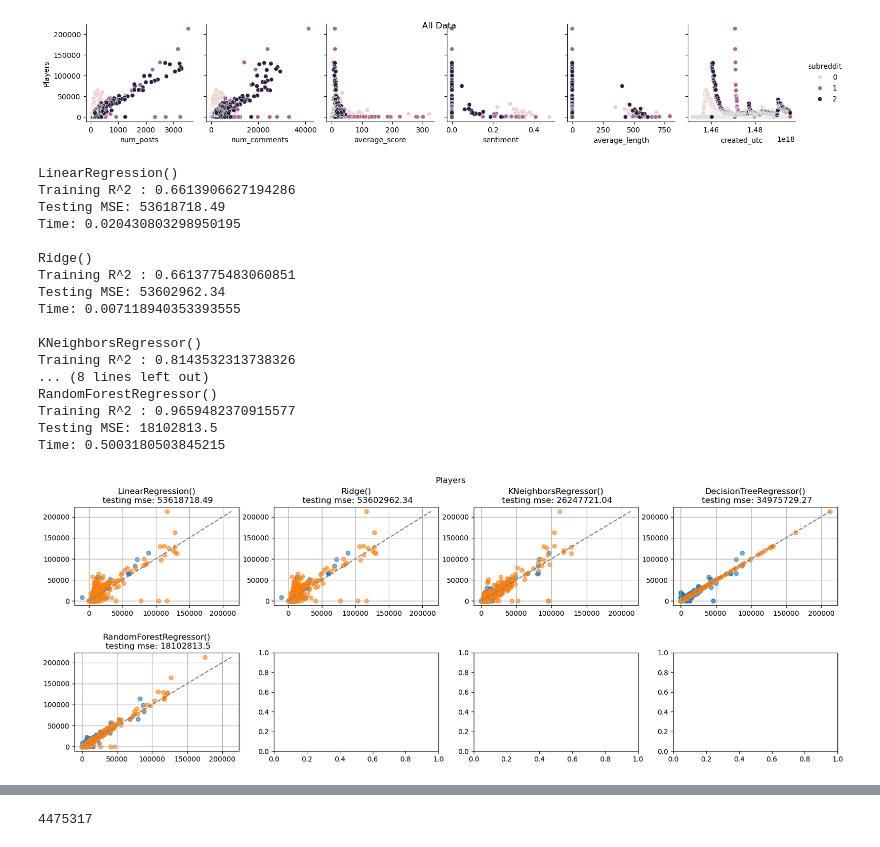
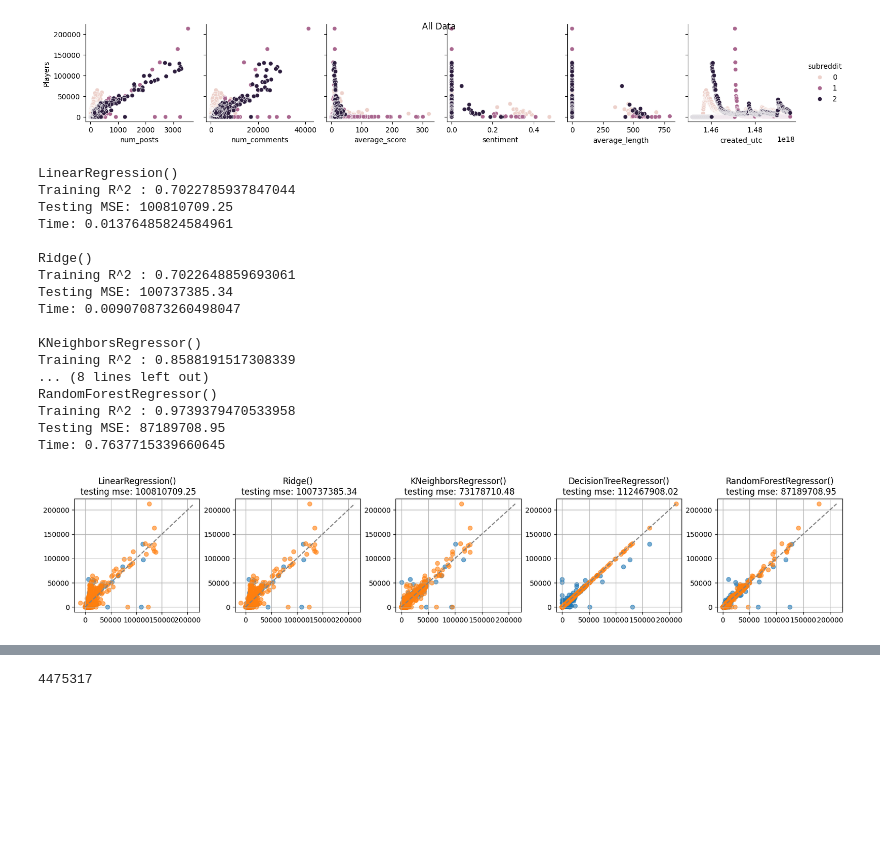
Before and after one commit to JACProjec/ORIE5741PJ, a Jupyter notebook: ORIE5741_Final_Project.ipynb, the cells around one changed output, grey strips where cells are left out. Saved outputs shown, nothing was run; the diff lists cells and outputs as text; code cells hidden in the pictures; blank space fills up the shorter version.

```diff
--- a/ORIE5741_Final_Project.ipynb
+++ b/ORIE5741_Final_Project.ipynb
@@ -52,7 +79,7 @@ stardew_updates = pd.read_csv("Stardew Updates.csv")
 stardew_updates["Date"] = pd.to_datetime(stardew_updates["Date"])
 
 plt.figure(figsize=(12, 4))
-games = [darksouls3_y, no_mans_sky_y, stardewvalley_y]
+games = [darksouls3_y, nomanssky_y, stardewvalley_y]
 colors = ["violet", "skyblue", "#bd4404"]
 for i in range(3):
     game = games[i]
@@ -173,5 +187,5 @@ darksouls3_sentiment
 # %%
-sentiments_list = [stardewvalley_sentiment, no_mans_sky_sentiment, darksouls3_sentiment]
+sentiments_list = [stardewvalley_p_sentiment, nomanssky_p_sentiment, darksouls3_p_sentiment]
 
 plt.figure(figsize=(12,4))
 for i in range(3):
@@ -313,8 +304,7 @@ from sklearn.neighbors import KNeighborsClassifier
 
 import time
 # %%
-default_models = [LinearRegression(), Ridge(), KNeighborsClassifier(), KNeighborsRegressor(),
-                  tree.DecisionTreeClassifier(), RandomForestClassifier(), tree.DecisionTreeRegressor(),
+default_models = [LinearRegression(), Ridge(), KNeighborsRegressor(), tree.DecisionTreeRegressor(),
                   RandomForestRegressor()]
 
 """
@@ -334,8 +324,8 @@ def try_models(model_data, xcols, ycol, models=default_models):
     results = []
     mses = []
 
-    fig, axs = plt.subplots(2, 4, figsize=(16,6))
-    fig.suptitle(ycol)
+    fig, axs = plt.subplots(1, 5, figsize=(16,3))
+    # fig.suptitle(ycol)
     fig.tight_layout(h_pad=5, w_pad=2)
     fig.subplots_adjust(top=0.88)
 
@@ -359,17 +349,17 @@ def try_models(model_data, xcols, ycol, models=default_models):
 
         # print("Test Accuracy: ", accuracy_score(Y_test, pred_test))
         # print("Training Accuracy: ", accuracy_score(Y_train, pred_train))
-        r = i//4
-        c = i % 4
+        r = 0
+        c = i
         t2 = time.time()
         print("Time:", t2-t1)
         # axs[r, c].hist(Y_test, alpha=0.6)
         # axs[r, c].hist(pred_test, alpha=0.6)
-        axs[r,c].grid()
-        axs[r,c].scatter(pred_test, Y_test, alpha=0.6)
-        axs[r,c].scatter(pred_train, Y_train, alpha=0.6)
-        axs[r,c].plot([Y_train.min(), Y_train.max()], [Y_train.min(), Y_train.max()], linestyle="--", color="grey")
-        axs[r, c].set_title(str(model) + "\n testing mse: " + str(mse))
+        axs[c].grid()
+        axs[c].scatter(pred_test, Y_test, alpha=0.6)
+        axs[c].scatter(pred_train, Y_train, alpha=0.6)
+        axs[c].plot([Y_train.min(), Y_train.max()], [Y_train.min(), Y_train.max()], linestyle="--", color="grey")
+        axs[c].set_title(str(model) + "\n testing mse: " + str(mse))
         mses.append(mse)
         print()
     plt.savefig('try_models.png')
@@ -394,11 +384,11 @@ stardewvalley_data
 # %%
-stardewvalley_data_cat = stardewvalley_data
+stardewvalley_data_cat = stardewvalley_p_data
 stardewvalley_data_cat["subreddit"] = 0
-no_mans_sky_data_cat = no_mans_sky_data
-no_mans_sky_data_cat["subreddit"] = 1
-darksouls3_data_cat = darksouls3_data
+nomanssky_data_cat = nomanssky_p_data
+nomanssky_data_cat["subreddit"] = 1
+darksouls3_data_cat = darksouls3_p_data
 darksouls3_data_cat["subreddit"] = 2
-all_data = pd.concat([stardewvalley_data_cat, no_mans_sky_data_cat, darksouls3_data_cat ])
-all_data["created_utc"] = all_data["created_utc"].astype('int64')
+all_p_data = pd.concat([stardewvalley_data_cat, nomanssky_data_cat, darksouls3_data_cat ])
+all_p_data["created_utc"] = all_p_data["created_utc"].astype('int64')
 # %%
 plt.figure(figsize=(6,6))
@@ -423,24 +411,28 @@ plt.show()
 # %%
 default_models = [LinearRegression(), Ridge(), KNeighborsRegressor(), tree.DecisionTreeRegressor(),
                   RandomForestRegressor()]
-models, mses = try_models(all_data, xcols, ycol, default_models)
+feature_importances = []
+
+models, mses = try_models(all_p_data, xcols, ycol, default_models)
+
+feature_importances.append(models[-1].feature_importances_)
 # %% [output]
 LinearRegression()
-Training R^2 : 0.6613906627194286
-Testing MSE: 53618718.49
-Time: 0.020430803298950195
+Training R^2 : 0.7022785937847044
+Testing MSE: 100810709.25
+Time: 0.01376485824584961
 
 Ridge()
-Training R^2 : 0.6613775483060851
-Testing MSE: 53602962.34
-Time: 0.007118940353393555
+Training R^2 : 0.7022648859693061
+Testing MSE: 100737385.34
+Time: 0.009070873260498047
 
 KNeighborsRegressor()
-Training R^2 : 0.8143532313738326
+Training R^2 : 0.8588191517308339
 ... (8 lines left out)
 RandomForestRegressor()
-Training R^2 : 0.9659482370915577
-Testing MSE: 18102813.5
-Time: 0.5003180503845215
+Training R^2 : 0.9739379470533958
+Testing MSE: 87189708.95
+Time: 0.7637715339660645
-[figure, old version]
+[figure, new version]
 # %%
```
Also changed, not shown: parts of 74 cells of this notebook, 1 other file.
